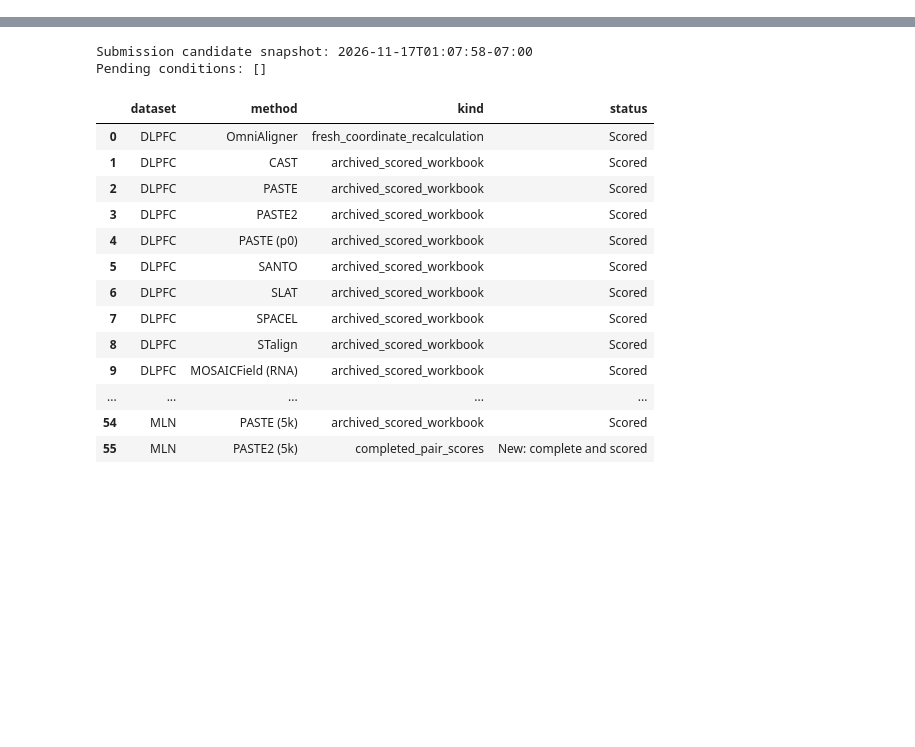
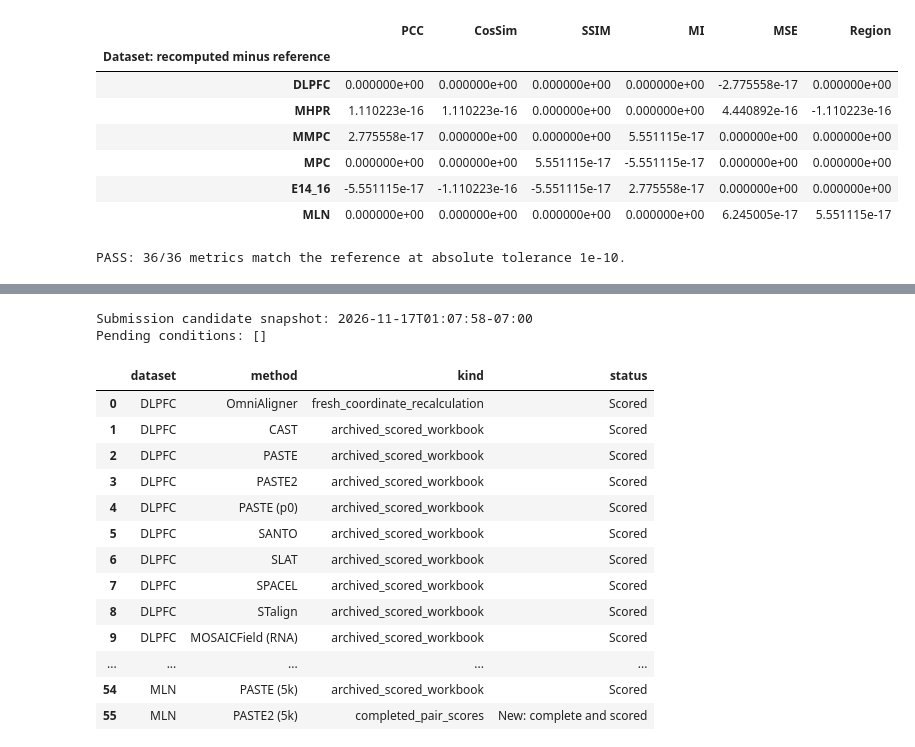
Before and after one commit to huboqiang/omnialigner, a Jupyter notebook: benchmarks/rev1/OmniAligner/notebooks/NCS_submission_table_reproduce.ipynb, the cells around one changed output, grey strips where cells are left out. Saved outputs shown, nothing was run; the diff lists cells and outputs as text; code cells hidden in the pictures; blank space fills up the shorter version.

```diff
--- a/benchmarks/rev1/OmniAligner/notebooks/NCS_submission_table_reproduce.ipynb
+++ b/benchmarks/rev1/OmniAligner/notebooks/NCS_submission_table_reproduce.ipynb
@@ -38,0 +240,21 @@ Install the pinned environment described in the repository README. To rerun the
+# %%
+def Region(labels, coords):
+    """Moving-to-reference nearest-neighbor label agreement in the overlap box."""
+    reference_xy, moving_xy = coords["xy"]
+    x_min = max(np.min(reference_xy[:, 0]), np.min(moving_xy[:, 0]))
+    x_max = min(np.max(reference_xy[:, 0]), np.max(moving_xy[:, 0]))
+    y_min = max(np.min(reference_xy[:, 1]), np.min(moving_xy[:, 1]))
+    y_max = min(np.max(reference_xy[:, 1]), np.max(moving_xy[:, 1]))
+    keep = [((points[:, 0] >= x_min) & (points[:, 0] <= x_max)
+             & (points[:, 1] >= y_min) & (points[:, 1] <= y_max))
+            for points in (reference_xy, moving_xy)]
+    reference_xy, moving_xy = reference_xy[keep[0]], moving_xy[keep[1]]
+    reference_labels = np.asarray(labels[0])[keep[0]]
+    moving_labels = np.asarray(labels[1])[keep[1]]
+    _, neighbors = cKDTree(reference_xy).query(moving_xy)
+    if len(neighbors) == 0:
+        return 0.0
+    matches = sum(reference_labels[target] == moving_labels[index]
+                  for index, target in enumerate(neighbors)
+                  if target < len(reference_labels) and index < len(moving_labels))
+    return matches / len(neighbors)
@@ -38,0 +390,25 @@ Install the pinned environment described in the repository README. To rerun the
+# %%
+expected = reference.loc[DATASETS, METRICS].astype(float)
+actual = recomputed.loc[DATASETS, METRICS].astype(float)
+difference = actual - expected
+matches = np.isclose(actual.to_numpy(), expected.to_numpy(), atol=ATOL, rtol=0, equal_nan=False)
+display(difference.rename_axis("Dataset: recomputed minus reference"))
+validation = {"all_metrics_match": bool(matches.all()), "datasets": DATASETS,
+              "metrics_checked": int(matches.size), "absolute_tolerance": ATOL,
+              "maximum_absolute_difference": float(np.abs(difference.to_numpy()).max()),
+              "elapsed_seconds": time.time() - started,
+              "source_hashes_checked": VERIFY_SOURCE_HASHES,
+              "packages": {name: importlib.metadata.version(name) for name in ["numpy", "scipy", "pandas", "anndata", "scanpy", "scikit-learn"]}}
+save_json(OUTPUT_ROOT / "VALIDATION.json", validation)
+assert matches.all(), "Recomputed metrics differ: inspect pair_metrics.csv and gene_metrics.csv.gz; the reference was not changed."
+print(f"PASS: {matches.size}/{matches.size} metrics match the reference at absolute tolerance {ATOL:g}.")
+# %% [output]
+|  | PCC | CosSim | SSIM | MI | MSE | Region |
+| Dataset: recomputed minus reference |  |  |  |  |  |  |
+| DLPFC | 0.000000e+00 | 0.000000e+00 | 0.000000e+00 | 0.000000e+00 | -2.775558e-17 | 0.000000e+00 |
+| MHPR | 1.110223e-16 | 1.110223e-16 | 0.000000e+00 | 0.000000e+00 | 4.440892e-16 | -1.110223e-16 |
+| MMPC | 2.775558e-17 | 0.000000e+00 | 0.000000e+00 | 5.551115e-17 | 0.000000e+00 | 0.000000e+00 |
+| MPC | 0.000000e+00 | 0.000000e+00 | 5.551115e-17 | -5.551115e-17 | 0.000000e+00 | 0.000000e+00 |
+| E14_16 | -5.551115e-17 | -1.110223e-16 | -5.551115e-17 | 2.775558e-17 | 0.000000e+00 | 0.000000e+00 |
+| MLN | 0.000000e+00 | 0.000000e+00 | 0.000000e+00 | 0.000000e+00 | 6.245005e-17 | 5.551115e-17 |
+PASS: 36/36 metrics match the reference at absolute tolerance 1e-10.
```
Also changed, not shown: parts of 35 cells of this notebook, 11 other files.
